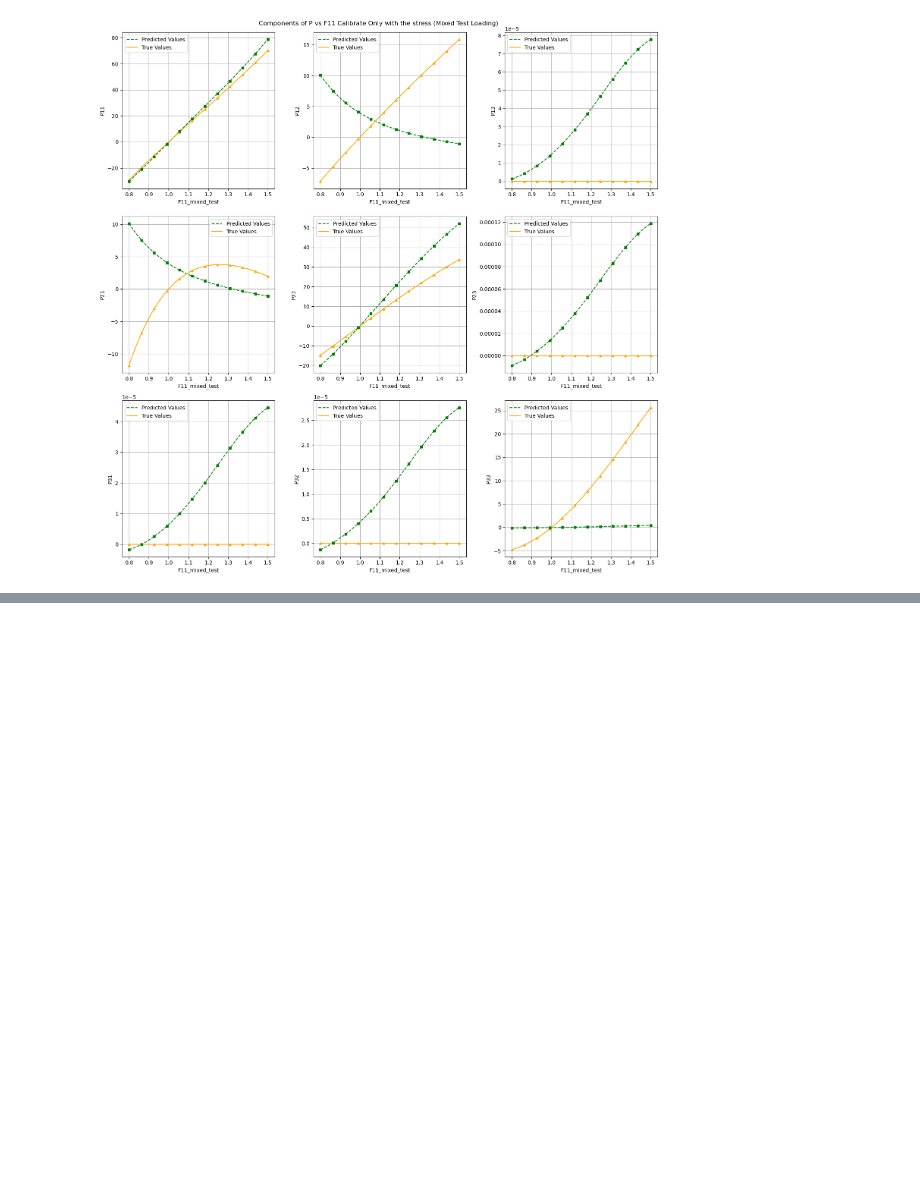
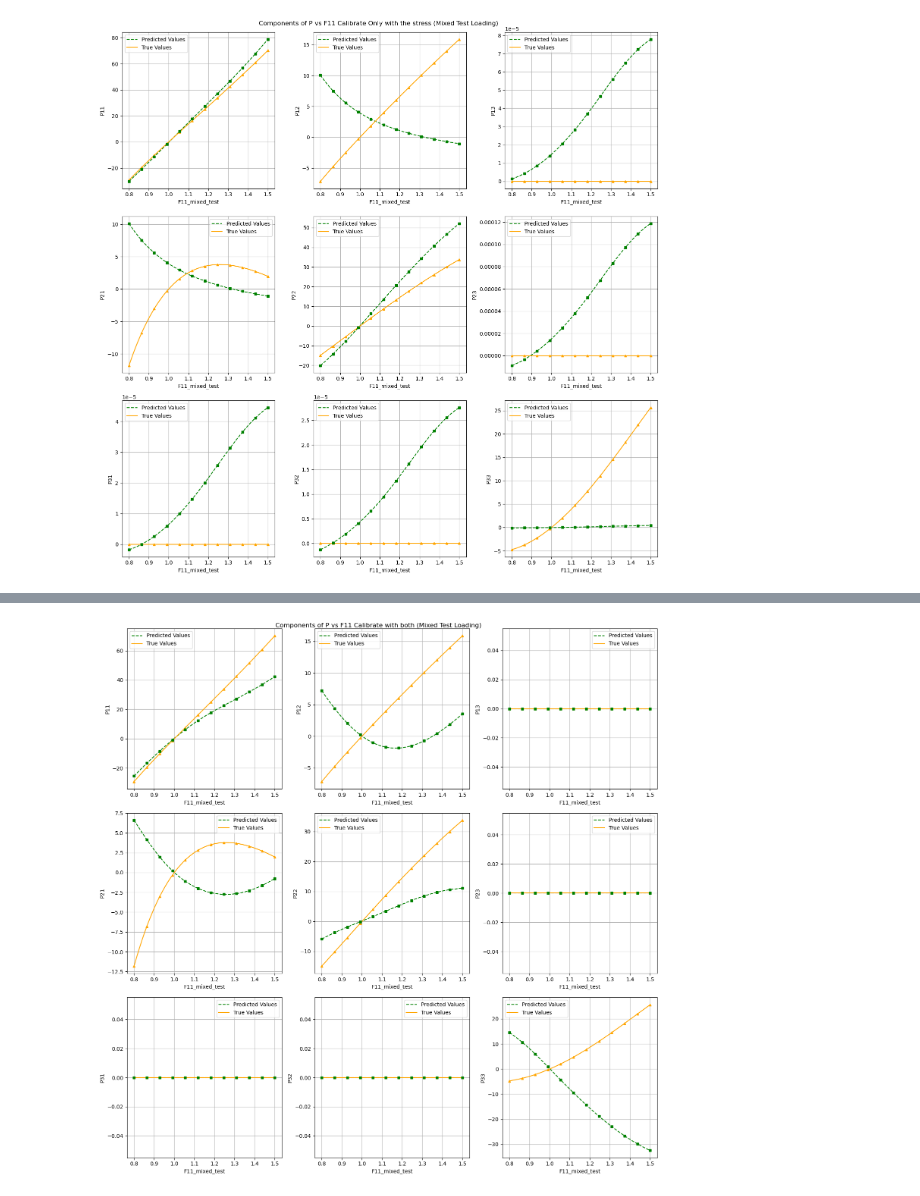
Before and after one commit to nanzemxx/TutorialMLinSolidMechanics, a Jupyter notebook: Task2_Group Xin and Huasen/train/Task3/main.ipynb, the cells around one changed output, grey strips where cells are left out. Saved outputs shown, nothing was run; the diff lists cells and outputs as text; code cells hidden in the pictures; blank space fills up the shorter version.

```diff
--- a/Task2_Group Xin and Huasen/train/Task3/main.ipynb
+++ b/Task2_Group Xin and Huasen/train/Task3/main.ipynb
@@ -570,0 +677,45 @@ plt.show()
+# %%
+# 假设 F_mixed_test 和 P_mixed_test_pred 已经定义，F_mixed_test 的形状是 (N, 3, 3)
+
+F11_mixed_test = F_mixed_test[:, 0, 0]  # 获取 F11 数据
+
+P_mixed_test_pred = P_mixed_test_pred.numpy()  # 将张量转换为 numpy 数组
+P_mixed_test_pred = P_mixed_test_pred.reshape(-1, 3, 3)  # 重新调整为 (N, 3, 3)
+P_mixed_test = P_mixed_test.reshape(-1, 3, 3)  # 已知的真实值
+
+# Select 12 evenly spaced indices
+total_points_mixed = len(F11_mixed_test)
+indices_mixed = np.linspace(0, total_points_mixed-1, 12, dtype=int)
+
+fig, axs = plt.subplots(3, 3, figsize=(15, 15))
+fig.suptitle('Components of P vs F11 Calibrate with both (Mixed Test Loading)')
+
+# Flatten the axs array for easier iteration
+axs = axs.flatten()
+
+# For each component of P (assuming P has 9 components)
+for i in range(3):
+    for j in range(3):
+        index = i * 3 + j
+        # Plot the continuous predicted values with dashed line
+        axs[index].plot(F11_mixed_test, P_mixed_test_pred[:, i, j], 'g--', label='Predicted Values')
+        # Plot the continuous true values with solid orange line
+        axs[index].plot(F11_mixed_test, P_mixed_test[:, i, j], 'orange', label='True Values')
+
+        # Plot only 12 points for the true values
+        axs[index].plot(F11_mixed_test[indices_mixed], P_mixed_test[indices_mixed, i, j], 'orange', marker='^',
+                        markersize=4, linestyle='none')
+
+        # Plot only 12 points for the predicted values
+        axs[index].plot(F11_mixed_test[indices_mixed], P_mixed_test_pred[indices_mixed, i, j], 'g', marker='s',
+                        markersize=4, linestyle='none')
+
+        axs[index].set_xlabel('F11_mixed_test')
+        axs[index].set_ylabel(f'P{i+1}{j+1}')
+        axs[index].legend()
+        axs[index].grid(True)
+
+plt.tight_layout()
+plt.show()
+# %% [output]
+[figure, added]
```
Also changed, not shown: parts of 9 cells of this notebook, 10 other files.
